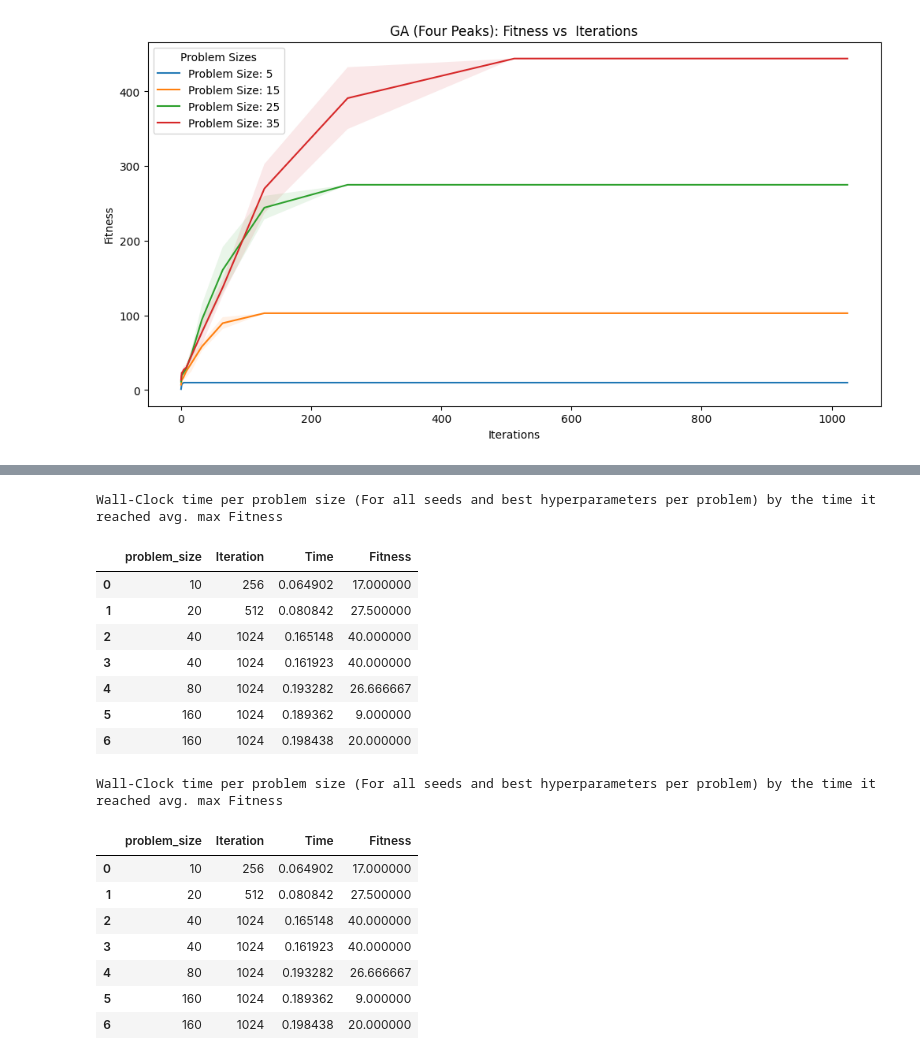
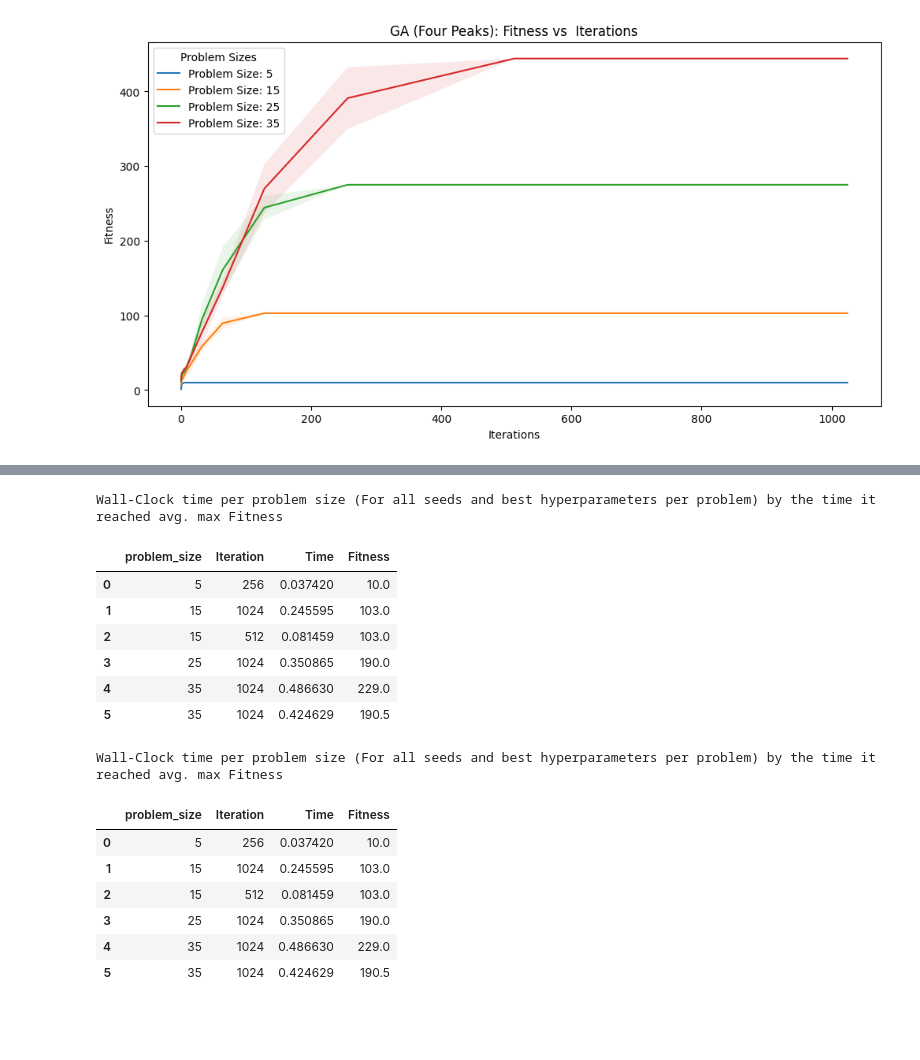
Before and after one commit to climberwb/ML, a Jupyter notebook: A2/A2P1Graphs._maxkcolor.ipynb, the cells around one changed output, grey strips where cells are left out. Saved outputs shown, nothing was run; the diff lists cells and outputs as text; code cells hidden in the pictures; blank space fills up the shorter version.

```diff
--- a/A2/A2P1Graphs._maxkcolor.ipynb
+++ b/A2/A2P1Graphs._maxkcolor.ipynb
@@ -463,7 +463,7 @@ iteration_1024_times_all = pd.DataFrame()
 # Iterate through each unique problem size
 for size in sa_stats_all["problem_size"].unique():
     # Filter the best hyperparameters for the given problem size
-    best_hyper_params = min_iteration_for_max_fitness[min_iteration_for_max_fitness["problem_size"] == size]
+    best_hyper_params = min_iteration_for_max_fitness_sa[min_iteration_for_max_fitness_sa["problem_size"] == size]
 
     # If there are no best hyperparameters for the current problem size, skip this iteration
     if best_hyper_params.empty:
@@ -530,9 +530,9 @@ max_avg_fitness_per_problem_size = merged_fitness.groupby('problem_size')['Avera
 max_fitness_merged = pd.merge(merged_fitness, max_avg_fitness_per_problem_size, on=['problem_size', 'Average_Fitness'])
 
 # For each problem_size, filter the row with the minimum Iteration
-min_iteration_for_max_fitness = max_fitness_merged.loc[max_fitness_merged.groupby('problem_size')['Iteration'].idxmin()]
+min_iteration_for_max_fitness_ga = max_fitness_merged.loc[max_fitness_merged.groupby('problem_size')['Iteration'].idxmin()]
 print("best hyperparameters and avg fitness for each problem size")
-min_iteration_for_max_fitness
+min_iteration_for_max_fitness_ga
 # %% [output]
 best hyperparameters and avg fitness for each problem size
 |  | problem_size | Iteration | Population Size | Mutation Rate | Average_Fitness | Std_Fitness |
@@ -571,7 +571,7 @@ plt.figure(figsize=(12, 6))
 # Iterate through each unique problem size
 for size in ga_stats_all["problem_size"].unique():
     # Filter the best hyperparameters for the given problem size
-    best_hyper_params = min_iteration_for_max_fitness[min_iteration_for_max_fitness["problem_size"] == size]
+    best_hyper_params = min_iteration_for_max_fitness_ga[min_iteration_for_max_fitness_ga["problem_size"] == size]
 
     # If there are no best hyperparameters for the current problem size, skip this iteration
     # if best_hyper_params.empty:
@@ -613,7 +613,7 @@ plt.figure(figsize=(12, 6))
 # Iterate through each unique problem size
 for size in ga_stats_all["problem_size"].unique():
     # Filter the best hyperparameters for the given problem size
-    best_hyper_params = min_iteration_for_max_fitness[min_iteration_for_max_fitness["problem_size"] == size]
+    best_hyper_params = min_iteration_for_max_fitness_ga[min_iteration_for_max_fitness_ga["problem_size"] == size]
 
 
     # If there are no best hyperparameters for the current problem size, skip this iteration
@@ -671,43 +671,42 @@ max_fitness_times_all = pd.DataFrame()
 # Iterate through each unique problem size
 for size in sa_stats_all["problem_size"].unique():
     # Filter the best hyperparameters for the given problem size
-    best_hyper_params = min_iteration_for_max_fitness[min_iteration_for_max_fitness["problem_size"] == size]
+    best_hyper_params = min_iteration_for_max_fitness_ga[min_iteration_for_max_fitness_ga["problem_size"] == size]
 
     # If there are no best hyperparameters for the current problem size, skip this iteration
     if best_hyper_params.empty:
         continue
 
     # Further filter the main DataFrame for these best hyperparameters
     df = sa_stats_all[(ga_stats_all["problem_size"] == size) &
                       (ga_stats_all["Population Size"].isin(best_hyper_params["Population Size"])) &
                       (ga_stats_all["Mutation Rate"].isin(best_hyper_params["Mutation Rate"]))]
 
     # Grouping by problem_size and Iteration, then calculating the mean Time and Fitness
     grouped_df = df.groupby(["problem_size", 'Iteration'])[['Time', 'Fitness']].mean().reset_index()
 
     # Finding the first occurrence of max Fitness for each problem size
     max_fitness_first_occurrence = grouped_df.loc[grouped_df.groupby("problem_size")['Fitness'].idxmax()]
 
     # Append the result to the final DataFrame
     max_fitness_times_all = pd.concat([max_fitness_times_all, max_fitness_first_occurrence])
 
 # Reset the index of the final DataFrame
 max_fitness_times_all.reset_index(drop=True, inplace=True)
 
 # Display the results
 
 print("Wall-Clock time per problem size (For all seeds and best hyperparameters per problem) by the time it reached avg. max Fitness")
 max_fitness_times_all
 # %% [output]
 Wall-Clock time per problem size (For all seeds and best hyperparameters per problem) by the time it reached avg. max Fitness
 |  | problem_size | Iteration | Time | Fitness |
-| 0 | 10 | 256 | 0.064902 | 17.000000 |
-| 1 | 20 | 512 | 0.080842 | 27.500000 |
-| 2 | 40 | 1024 | 0.165148 | 40.000000 |
-| 3 | 40 | 1024 | 0.161923 | 40.000000 |
-| 4 | 80 | 1024 | 0.193282 | 26.666667 |
-| 5 | 160 | 1024 | 0.189362 | 9.000000 |
-| 6 | 160 | 1024 | 0.198438 | 20.000000 |
+| 0 | 5 | 256 | 0.037420 | 10.0 |
+| 1 | 15 | 1024 | 0.245595 | 103.0 |
+| 2 | 15 | 512 | 0.081459 | 103.0 |
+| 3 | 25 | 1024 | 0.350865 | 190.0 |
+| 4 | 35 | 1024 | 0.486630 | 229.0 |
+| 5 | 35 | 1024 | 0.424629 | 190.5 |
 # %%
 
 # Assuming sa_stats_all is your DataFrame with columns ["problem_size", "Iteration", "Time", "Fitness", "schedule_init_temp", "schedule_type"]
@@ -718,7 +717,7 @@ max_fitness_times_all = pd.DataFrame()
 # Iterate through each unique problem size
 for size in sa_stats_all["problem_size"].unique():
     # Filter the best hyperparameters for the given problem size
-    best_hyper_params = min_iteration_for_max_fitness[min_iteration_for_max_fitness["problem_size"] == size]
+    best_hyper_params = min_iteration_for_max_fitness_ga[min_iteration_for_max_fitness_ga["problem_size"] == size]
 
     # If there are no best hyperparameters for the current problem size, skip this iteration
     if best_hyper_params.empty:
@@ -748,10 +747,9 @@ max_fitness_times_all
 # %% [output]
 Wall-Clock time per problem size (For all seeds and best hyperparameters per problem) by the time it reached avg. max Fitness
 |  | problem_size | Iteration | Time | Fitness |
-| 0 | 10 | 256 | 0.064902 | 17.000000 |
-| 1 | 20 | 512 | 0.080842 | 27.500000 |
-| 2 | 40 | 1024 | 0.165148 | 40.000000 |
-| 3 | 40 | 1024 | 0.161923 | 40.000000 |
-| 4 | 80 | 1024 | 0.193282 | 26.666667 |
-| 5 | 160 | 1024 | 0.189362 | 9.000000 |
-| 6 | 160 | 1024 | 0.198438 | 20.000000 |
+| 0 | 5 | 256 | 0.037420 | 10.0 |
+| 1 | 15 | 1024 | 0.245595 | 103.0 |
+| 2 | 15 | 512 | 0.081459 | 103.0 |
+| 3 | 25 | 1024 | 0.350865 | 190.0 |
+| 4 | 35 | 1024 | 0.486630 | 229.0 |
+| 5 | 35 | 1024 | 0.424629 | 190.5 |
```
Also changed, not shown: parts of 18 cells of this notebook, 1 other file.
